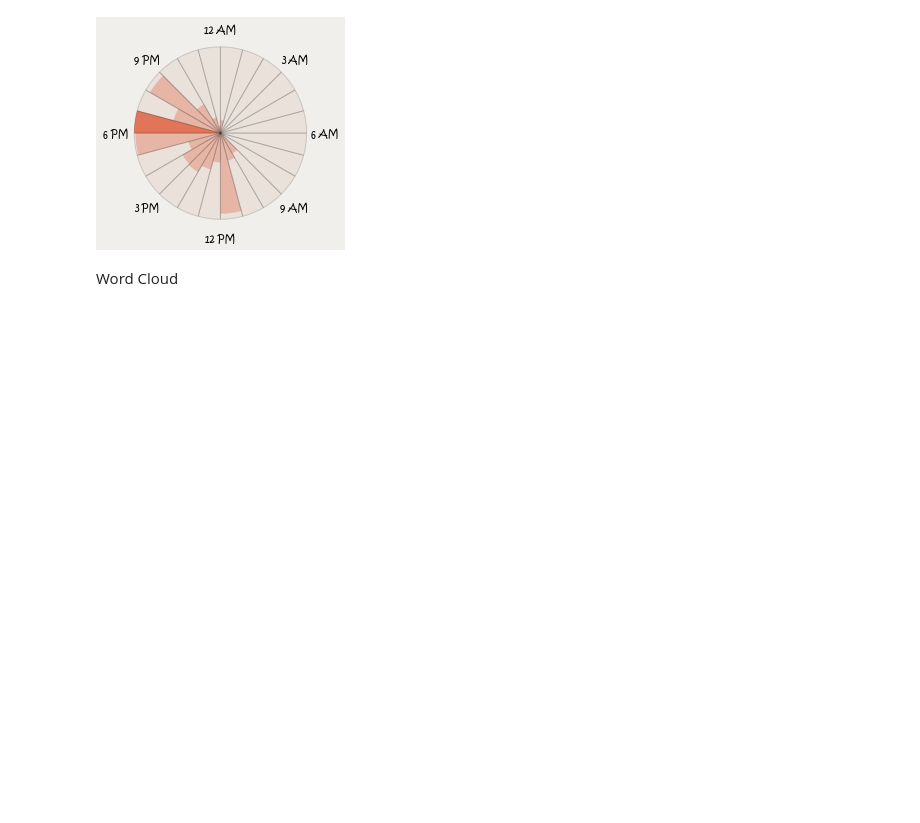
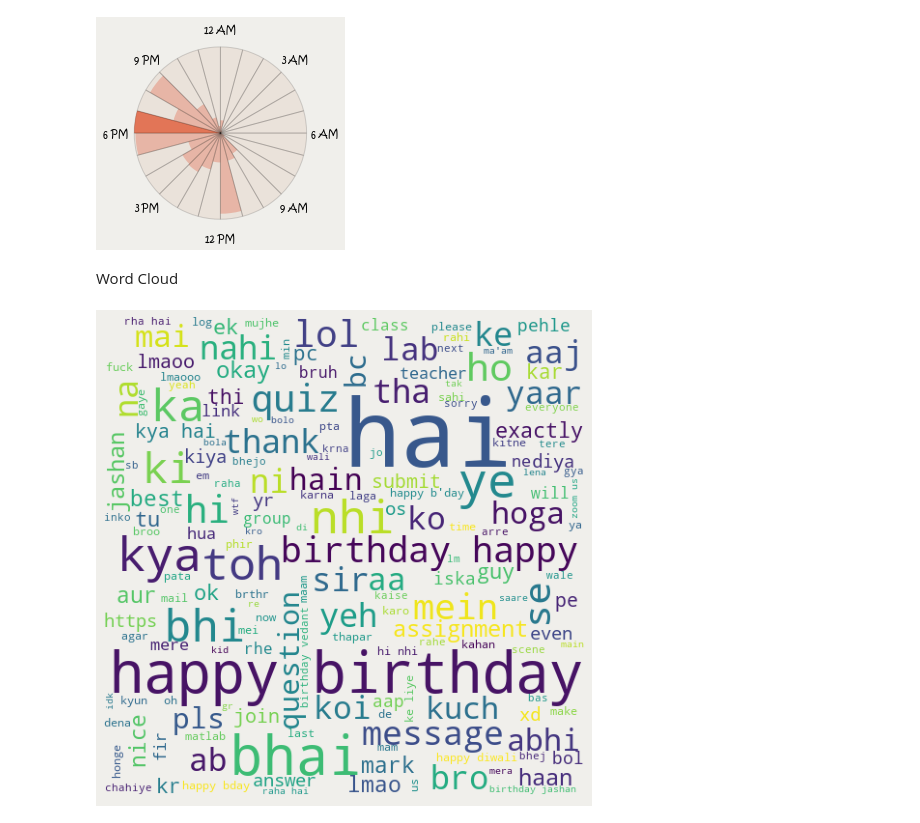
Before and after one commit to Aarush2k1/whatsapp_chat_stats, a Jupyter notebook: main.ipynb, the cells around one changed output. Cells and saved outputs as stored; diff of their text form; code cells hidden in the pictures; blank space fills up the shorter version.

```diff
--- a/main.ipynb
+++ b/main.ipynb
@@ -32,7 +32,7 @@ def startsWithAuthor(s):
     patterns = [
         '([\w]+):',                        # First Name
         '([\w]+[\s]+[\w]+):',              # First Name + Last Name
-        '([\w]+[\s]+[\w]+[\s]+[\w]+):',    # First Name + Middle Name + Last Name
+        '([\w]+[\s]+[\w]+[\s]+[\w]+[\]):',    # First Name + Middle Name + Last Name
         '([+]\d{2} \d{5} \d{5}):',         # Mobile Number (India)
         '([+]\d{2} \d{3} \d{3} \d{4}):',   # Mobile Number (US)
     ]
@@ -53,14 +53,14 @@ def getDataPoint(line):
     # message = 'Loki: Why do you have 2 numbers, Banner?'
     message = ' '.join(splitLine[1:])
 
-    if startsWithAuthor(message):  # True
-        # splitMessage = ['Loki', 'Why do you have 2 numbers, Banner?']
-        splitMessage = message.split(': ')
-        author = splitMessage[0]  # author = 'Loki'
-        # message = 'Why do you have 2 numbers, Banner?'
-        message = ' '.join(splitMessage[1:])
-    else:
-        author = None
+    # if startsWithAuthor(message):  # True
+    # splitMessage = ['Loki', 'Why do you have 2 numbers, Banner?']
+    splitMessage = message.split(': ')
+    author = splitMessage[0]  # author = 'Loki'
+    # message = 'Why do you have 2 numbers, Banner?'
+    message = ' '.join(splitMessage[1:])
+    # else:
+    #     author = None
     return date, time, author, message
 # %%
 def createDataFrame(filename):
@@ -209,13 +208,15 @@ Word Cloud
 # %%
 messages = [word.split() for word in chat_df["Message"].values]
 words = [word.lower() for sublist in messages for word in sublist]
 
-stopwords = STOPWORDS.update(['media', 'omitted', 'missed', 'voice', 'call'])
+stopwords = STOPWORDS.update(['media', 'omitted', 'deleted','missed', 'voice', 'call'])
 
-wordcloud = WordCloud(stopwords=stopwords, max_font_size=60, width=500, height=250,
-                      background_color='#f0efeb', colormap='viridis', min_word_length=2,
+wordcloud = WordCloud(stopwords=stopwords, width=500, height=500,
+                      background_color='#f0efeb', min_word_length=2,
                       min_font_size=10).generate(' '.join(words))
-plt.figure()
-plt.imshow(wordcloud, interpolation="bilinear")
+plt.figure(figsize = (7, 7), facecolor = None)
+plt.imshow(wordcloud)
 plt.axis("off")
 plt.tight_layout()
+# %% [output]
+[figure, added]
```
Also changed, not shown: parts of 1 cell of this notebook, 1 other file.
